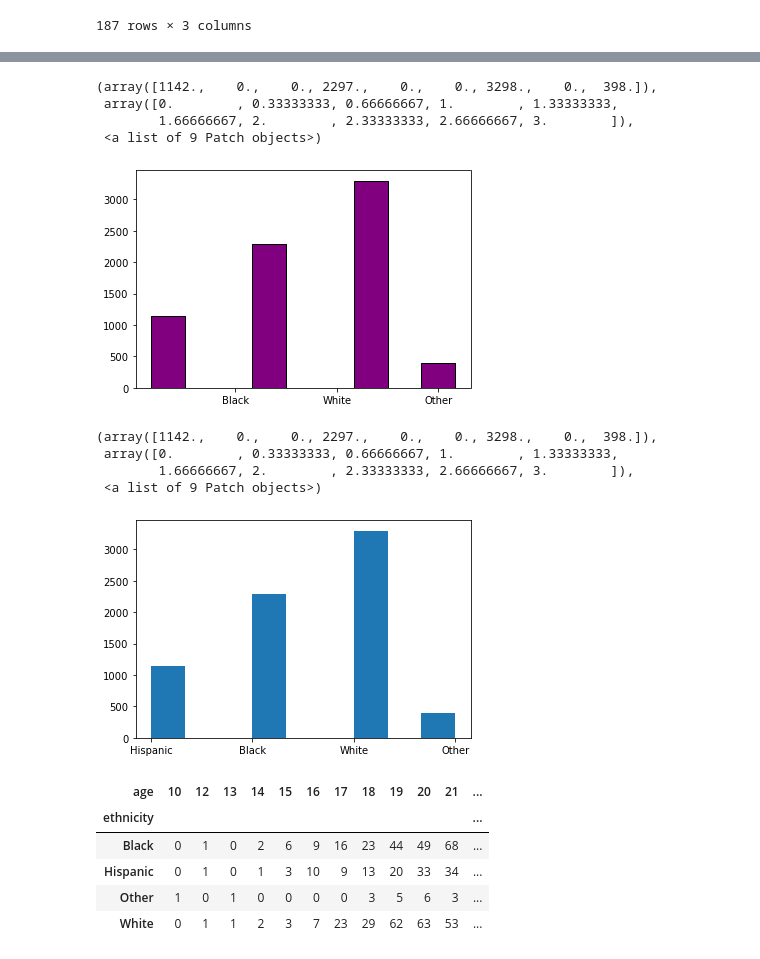
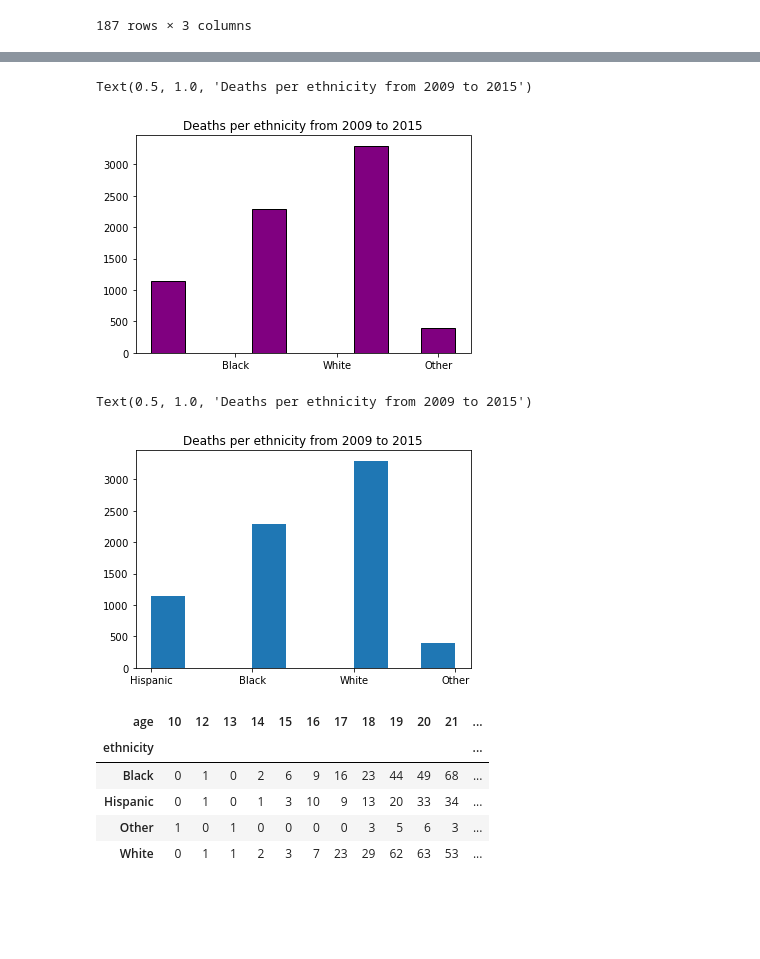
Before and after one commit to andrezafeu/maternal_mortality, a Jupyter notebook: EDA.ipynb, the cells around one changed output, grey strips where cells are left out. Saved outputs shown, nothing was run; the diff lists cells and outputs as text; code cells hidden in the pictures; blank space fills up the shorter version.

```diff
--- a/EDA.ipynb
+++ b/EDA.ipynb
@@ -691,19 +698,15 @@ plt.hist(df['age'], bins=[0,5,10,15,20,25,35,40,45,50,55,60])
 # %%
 plt.hist(df['ethnicity'], bins=9, align='right', color='purple', edgecolor='black')
+plt.title(f'Deaths per ethnicity from {beg_year} to {end_year}')
 # %% [output]
-(array([1142.,    0.,    0., 2297.,    0.,    0., 3298.,    0.,  398.]),
- array([0.        , 0.33333333, 0.66666667, 1.        , 1.33333333,
-        1.66666667, 2.        , 2.33333333, 2.66666667, 3.        ]),
- <a list of 9 Patch objects>)
+Text(0.5, 1.0, 'Deaths per ethnicity from 2009 to 2015')
-[figure, old version]
+[figure, new version]
 # %%
 plt.hist(df['ethnicity'], bins=9)
+plt.title(f'Deaths per ethnicity from {beg_year} to {end_year}')
 # %% [output]
-(array([1142.,    0.,    0., 2297.,    0.,    0., 3298.,    0.,  398.]),
- array([0.        , 0.33333333, 0.66666667, 1.        , 1.33333333,
-        1.66666667, 2.        , 2.33333333, 2.66666667, 3.        ]),
- <a list of 9 Patch objects>)
+Text(0.5, 1.0, 'Deaths per ethnicity from 2009 to 2015')
-[figure, old version]
+[figure, new version]
 # %%
 my_contingency_table = pd.crosstab(index = df['ethnicity'], columns = df["age"])
 my_contingency_table
```
Also changed, not shown: parts of 25 cells of this notebook.
